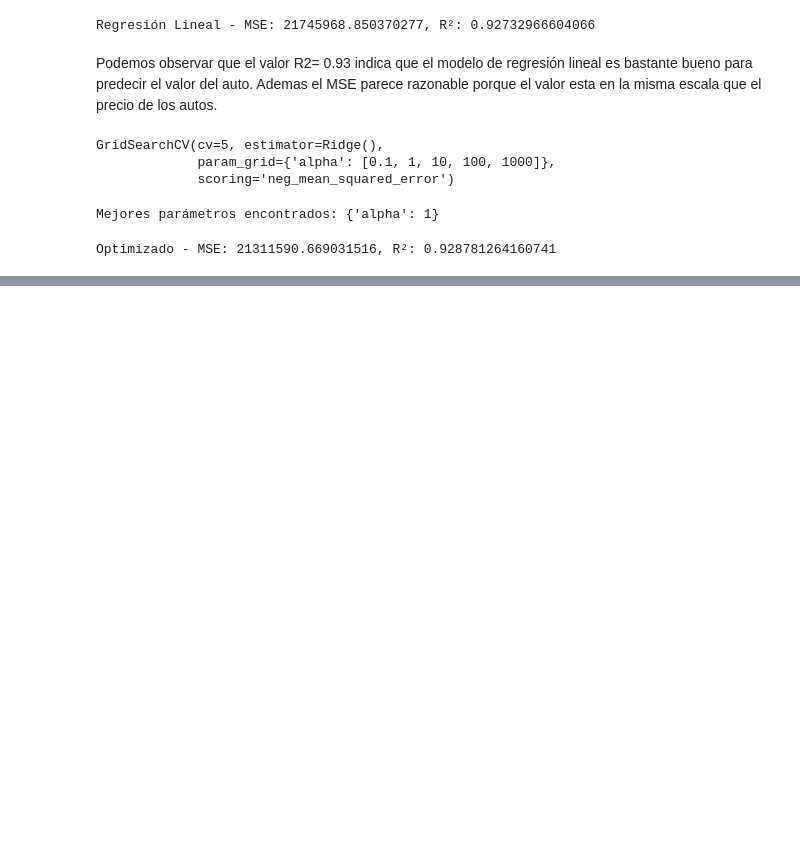
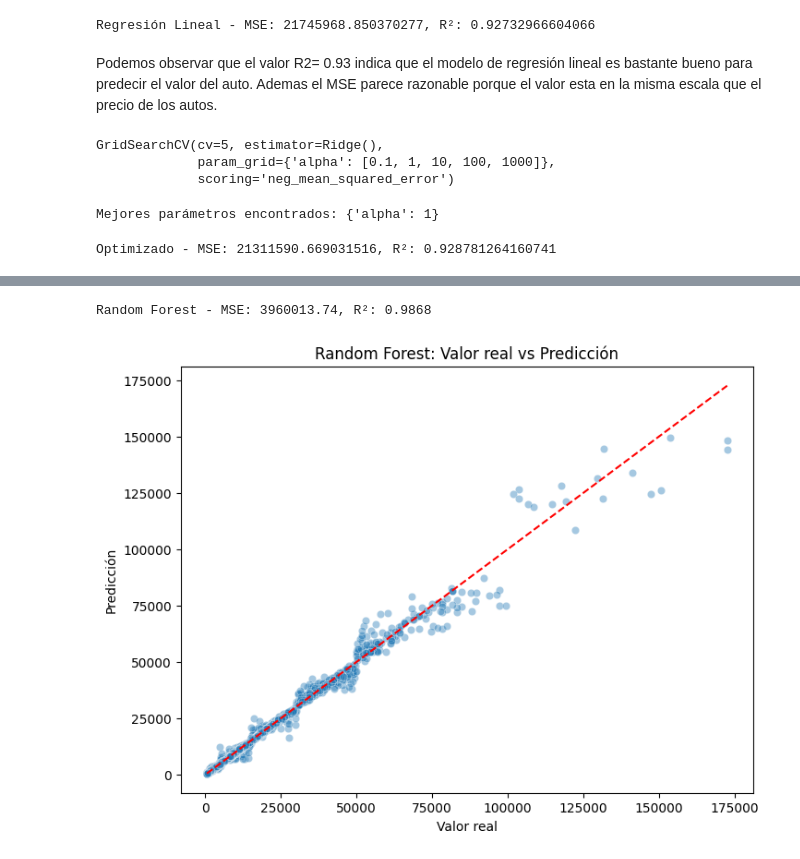
Before and after one commit to abriolajuan/DSIIAbriola, a Jupyter notebook: DSIIAbriola.ipynb, the cells around one changed output, grey strips where cells are left out. Saved outputs shown, nothing was run; the diff lists cells and outputs as text; code cells hidden in the pictures; blank space fills up the shorter version.

```diff
--- a/DSIIAbriola.ipynb
+++ b/DSIIAbriola.ipynb
@@ -648,0 +637,19 @@ print("Mejores parámetros encontrados:", grid_search_rf.best_params_)
+# %%
+param_dist = {
+    'n_estimators': randint(50, 150),
+    'max_depth': [None, 10, 20, 30],
+    'min_samples_split': [2, 5, 10],
+    'min_samples_leaf': [1, 2, 4]
+}
+# %%
+random_search = RandomizedSearchCV(
+    rf,
+    param_distributions=param_dist,
+    n_iter=20,
+    cv=3,
+    scoring='neg_mean_squared_error',
+    random_state=42,
+    n_jobs=-1
+)
+# %%
+random_search.fit(x_train, y_train)
@@ -649,7 +664,30 @@ print("Mejores parámetros encontrados:", grid_search_rf.best_params_)
+# %%
+best_model_rf = random_search.best_estimator_
 # %%
-y_pred_rf = best_rf_model.predict(x_test)
+from sklearn.metrics import mean_squared_error, r2_score
 
+y_pred_rf = best_model_rf.predict(x_test)
 mse_rf = mean_squared_error(y_test, y_pred_rf)
 r2_rf = r2_score(y_test, y_pred_rf)
 
-print(f"Random Forest - MSE: {mse_rf}, R²: {r2_rf}")
+print(f"Random Forest - MSE: {mse_rf:.2f}, R²: {r2_rf:.4f}")
+# %% [output]
+Random Forest - MSE: 3960013.74, R²: 0.9868
+# %%
+import matplotlib.pyplot as plt
+import seaborn as sns
+from sklearn.metrics import mean_squared_error, r2_score
+
+# Predicciones sobre el test set
+y_pred_rf = best_model_rf.predict(x_test)
+
+# Gráfico
+plt.figure(figsize=(8, 6))
+sns.scatterplot(x=y_test, y=y_pred_rf, alpha=0.4)
+plt.plot([y_test.min(), y_test.max()], [y_test.min(), y_test.max()], color='red', linestyle='--')
+plt.xlabel('Valor real')
+plt.ylabel('Predicción')
+plt.title('Random Forest: Valor real vs Predicción')
+plt.show()
+# %% [output]
+[figure, added]
```
Also changed, not shown: parts of 8 cells of this notebook.
